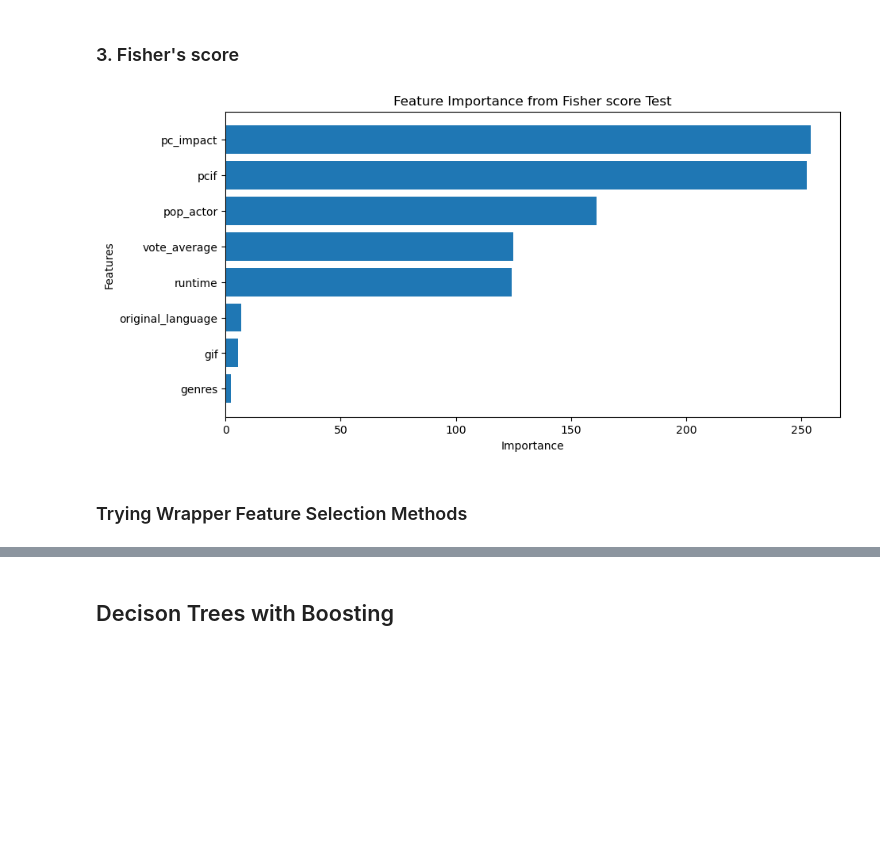
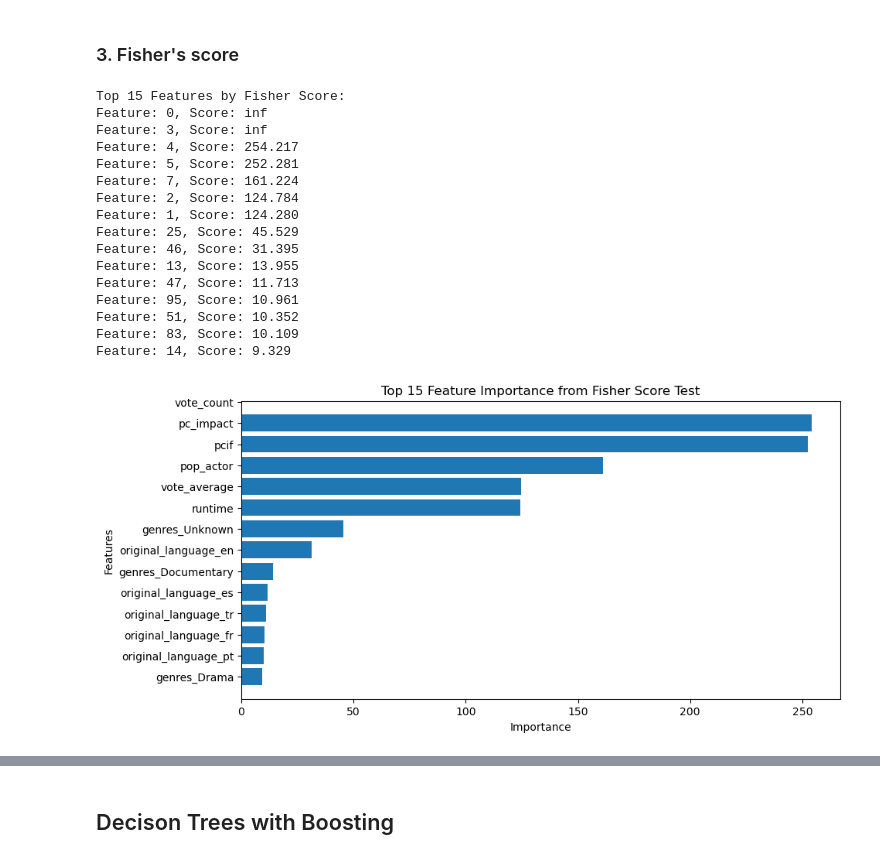
Before and after one commit to Samk104/Cinemalytics, a Jupyter notebook: Cinemalytics_Model.ipynb, the cells around one changed output, grey strips where cells are left out. Drawn from its saved outputs; the diff is of its cells as text; code cells hidden in the pictures; blank space fills up the shorter version.

```diff
--- a/Cinemalytics_Model.ipynb
+++ b/Cinemalytics_Model.ipynb
@@ -116,9 +138,9 @@ Feature: gif Score: 0.0027183885892272386
 # %%
 from sklearn.feature_selection import SelectKBest, chi2
 
-# Assume X_encoded contains your one-hot encoded features and y is the target variable
 X1 = df.drop(['success_pot', 'title','vote_count','popularity','pc_impact','vote_average','runtime','release_year','production_companies'], axis=1)
-# Apply Chi-Square Test
+
+# Applying Chi-Square Test
 chi2_scores, p_values = chi2(X1, y)
 
 # Create a DataFrame of feature importance scores
@@ -127,12 +149,17 @@ feature_scores = pd.DataFrame({'feature': X1.columns, 'score': chi2_scores})
 # Sort the DataFrame by scores in descending order
 feature_scores = feature_scores.sort_values('score', ascending=False)
 
-# Plot the scores
+# Print the top 15 features
+print("Top 15 Features by Chi-Square Score:")
+for i, (feature, score) in enumerate(feature_scores.iloc[:15].iterrows()):
+    print(f"Feature: {feature}, Score: {score['score']:.3f}")
+
+# Plot the top 15 scores
 plt.figure(figsize=(10, 5))
-plt.barh(feature_scores['feature'], feature_scores['score'])
+plt.barh(feature_scores['feature'].iloc[:15], feature_scores['score'].iloc[:15])
 plt.xlabel('Importance')
 plt.ylabel('Features')
-plt.title('Feature Importance from Chi-Square Test')
+plt.title('Top 15 Feature Importance from Chi-Square Test')
 plt.gca().invert_yaxis()
 plt.show()
 # %% [output]
@@ -142,28 +185,48 @@ plt.show()
 # %%
 from sklearn.feature_selection import SelectKBest
 from sklearn.feature_selection import f_classif
 
 # Apply Fisher Score
 selector = SelectKBest(score_func=f_classif, k='all')
 fit = selector.fit(X, y)
 
 # Get the scores
 fisher_scores = -np.log10(selector.pvalues_)
 
 # Create a DataFrame of feature importance scores
 feature_scores = pd.DataFrame({'feature': X.columns, 'score': fisher_scores})
 
 # Sort the DataFrame by scores in descending order
 feature_scores = feature_scores.sort_values('score', ascending=False)
-# Plot the scores
+
+# Print the top 15 features
+print("Top 15 Features by Fisher Score:")
+for i, (feature, score) in enumerate(feature_scores.iloc[:15].iterrows()):
+    print(f"Feature: {feature}, Score: {score['score']:.3f}")
+
+# Plot the top 15 scores
 plt.figure(figsize=(10, 5))
-plt.barh(feature_scores['feature'], feature_scores['score'])
+plt.barh(feature_scores['feature'].iloc[:15], feature_scores['score'].iloc[:15])
 plt.xlabel('Importance')
 plt.ylabel('Features')
-plt.title('Feature Importance from Fisher score Test')
+plt.title('Top 15 Feature Importance from Fisher Score Test')
 plt.gca().invert_yaxis()
 plt.show()
 # %% [output]
+Top 15 Features by Fisher Score:
+Feature: 0, Score: inf
+Feature: 3, Score: inf
+Feature: 4, Score: 254.217
+Feature: 5, Score: 252.281
+Feature: 7, Score: 161.224
+Feature: 2, Score: 124.784
+Feature: 1, Score: 124.280
+Feature: 25, Score: 45.529
+Feature: 46, Score: 31.395
+Feature: 13, Score: 13.955
+Feature: 47, Score: 11.713
+Feature: 95, Score: 10.961
+Feature: 51, Score: 10.352
+Feature: 83, Score: 10.109
+Feature: 14, Score: 9.329
-[figure, old version]
+[figure, new version]
-# %% [markdown]
-<h3>Trying Wrapper Feature Selection Methods</h3>
```
Also changed, not shown: parts of 47 cells of this notebook.
